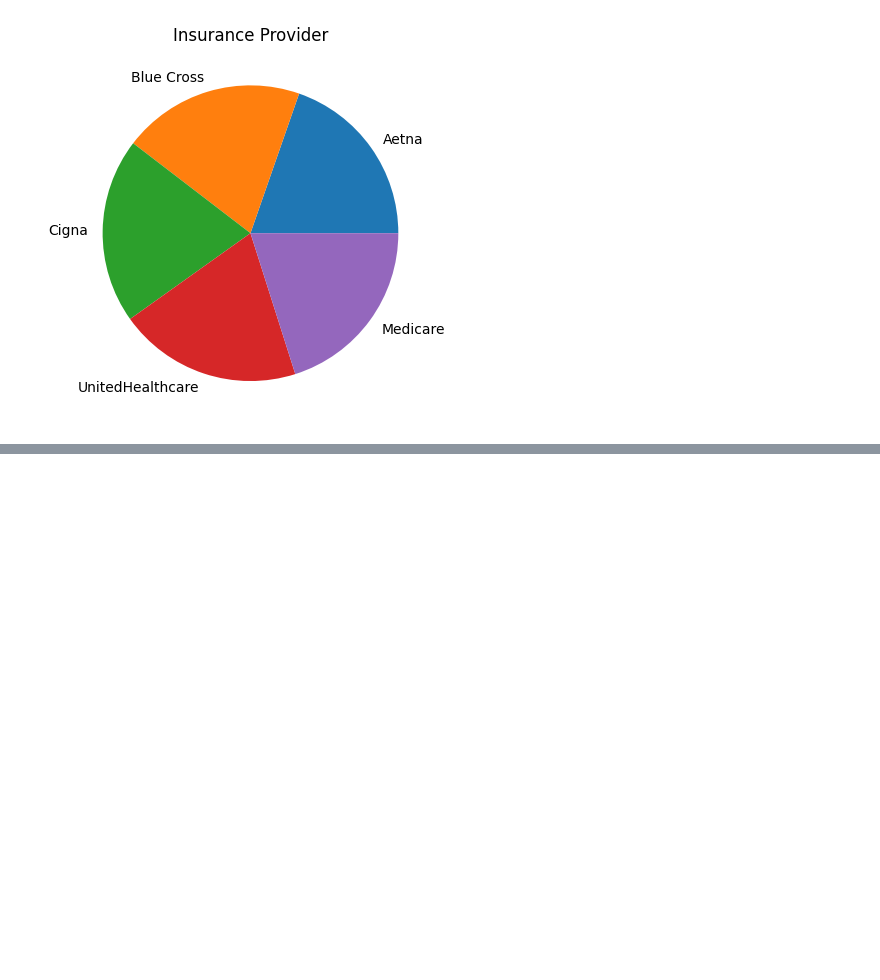
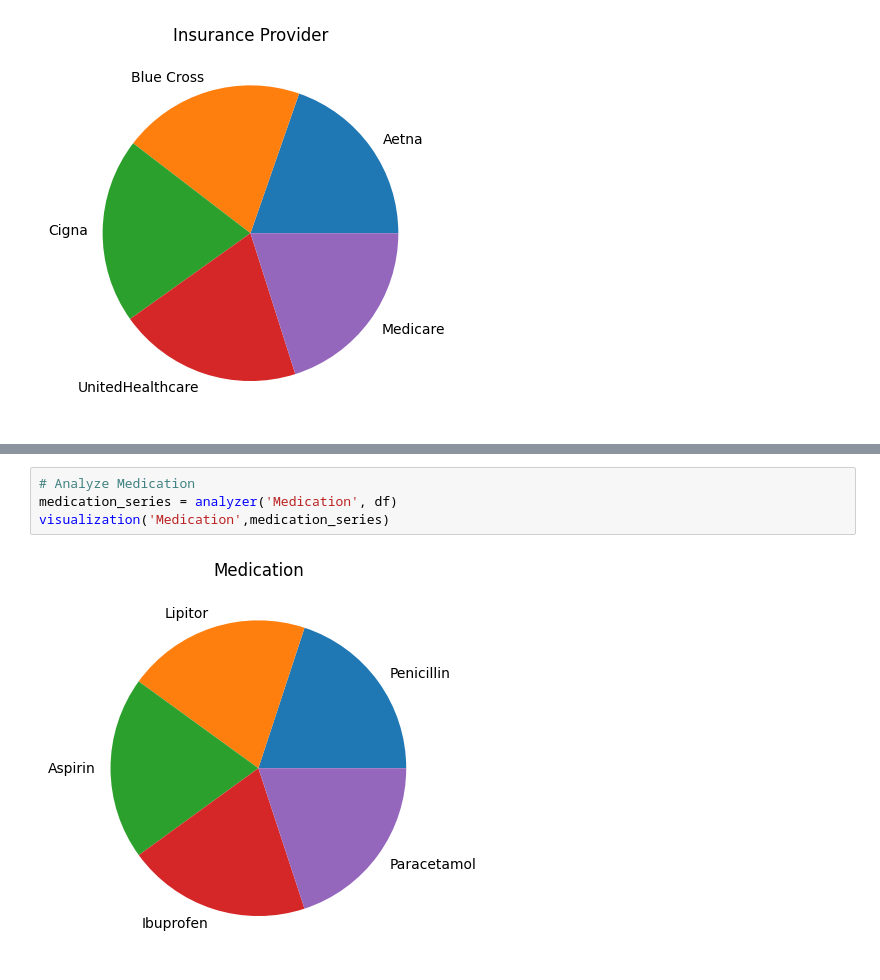
Before and after one commit to ramizMahmmud/learning-data-science, a Jupyter notebook: health_care/health-care.ipynb, the cells around one changed output, grey strips where cells are left out. Cells and saved outputs as stored; diff of their text form; blank space fills up the shorter version.

```diff
--- a/health_care/health-care.ipynb
+++ b/health_care/health-care.ipynb
@@ -247,0 +255,6 @@ visualization('Insurance Provider', check_insurence_series)
+# %%
+# Analyze Medication
+medication_series = analyzer('Medication', df)
+visualization('Medication',medication_series)
+# %% [output]
+[figure, added]
```
Also changed, not shown: parts of 2 cells of this notebook.
